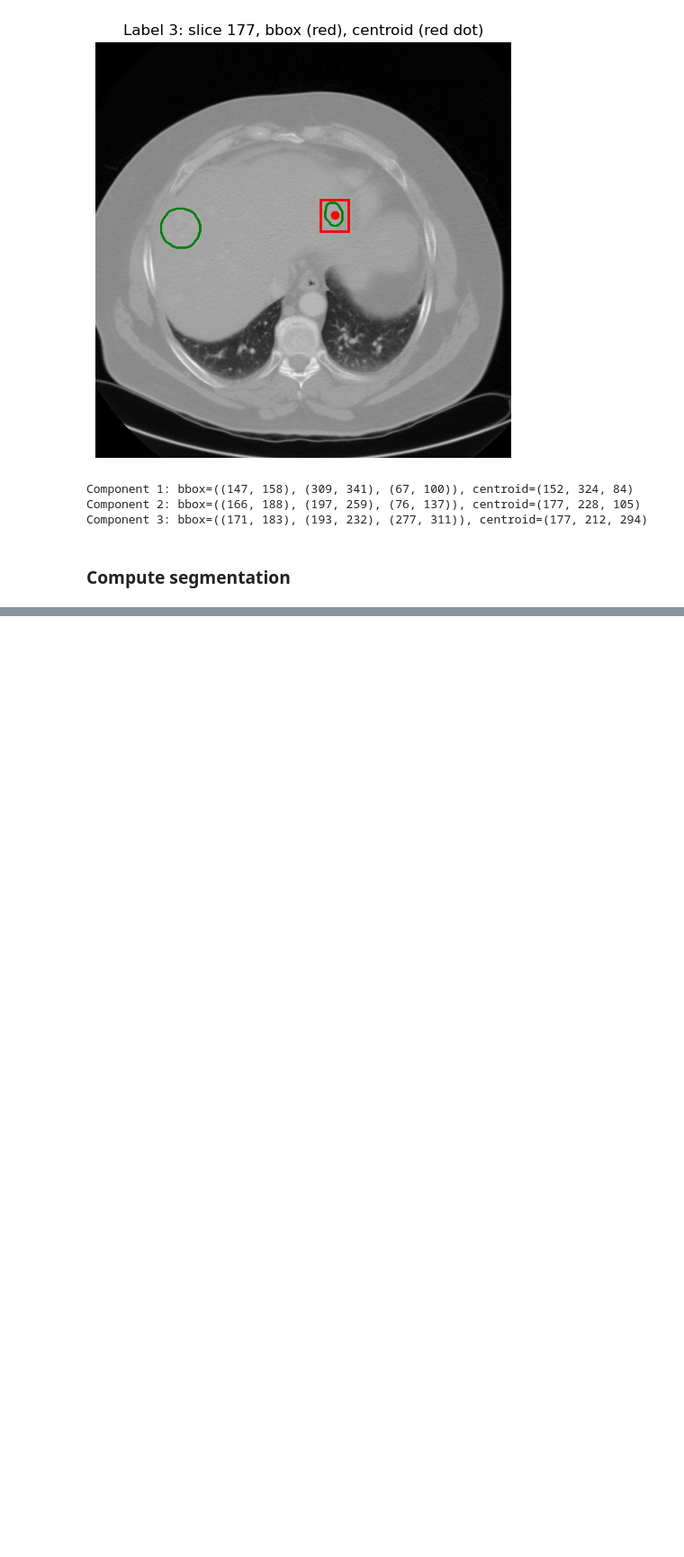
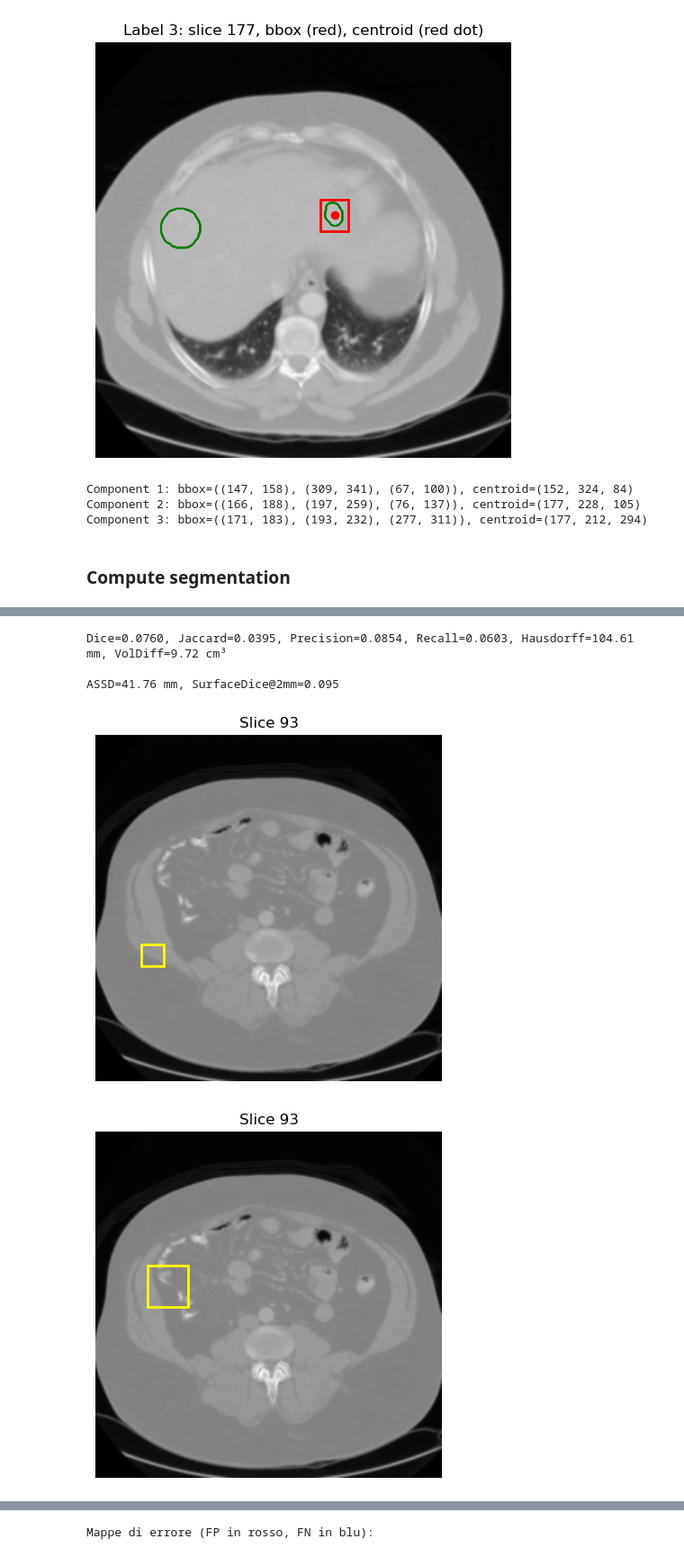
Before and after one commit to gcriscione/MIP, a Jupyter notebook: Project2/notebook.ipynb, the cells around one changed output, grey strips where cells are left out. Shown at 90% size. Drawn from its saved outputs; the diff is of its cells as text; code cells hidden in the pictures; blank space fills up the shorter version.

```diff
--- a/Project2/notebook.ipynb
+++ b/Project2/notebook.ipynb
@@ -10,6 +10,7 @@
 # %%
 import os
 import numpy as np
+import cc3d
 import SimpleITK as sitk
 import matplotlib.pyplot as plt
 from typing import List, Dict, Tuple
@@ -18,6 +19,8 @@ import matplotlib.patches as patches
 from skimage.measure import label as sk_label, regionprops
 from scipy.ndimage import binary_fill_holes, binary_opening, binary_closing, label as cc_label
 from scipy.spatial.distance import directed_hausdorff
+from skimage.filters import threshold_otsu
+from scipy.ndimage import generate_binary_structure
 
 @dataclass
 class Config:
@@ -28,8 +31,9 @@ class Config:
     intensity_upper: int = 150
     roi_margin: int = 5
     min_voxels: int = 500
+    threshold_margin: int = 20 # margine da applicare attorno a Otsu
     # thresholds adaptive or fixed
-    use_adaptive_threshold: bool = False
+    use_adaptive_threshold: bool = True
     debug: bool = True  # print intermediate debug info
 # %% [markdown]
 ### Funzioni di I/O DICOM
@@ -66,7 +70,7 @@ def load_segmentation(dcm_path: str, ref_img: sitk.Image):
 # %% [markdown]
 ### Compute bounding box and centroid
 # %%
-def compute_all_rois(mask: np.ndarray, margin: int) -> List[Dict[str, Tuple]]:
+def compute_all_rois(mask: np.ndarray, margin: int, ref_vol) -> List[Dict[str, Tuple]]:
     """
     Identify all connected components in the mask and for each:
       - compute its 3D bounding-box (inclusive) with optional margin
@@ -116,7 +120,7 @@ def compute_all_rois(mask: np.ndarray, margin: int) -> List[Dict[str, Tuple]]:
 
         # visualize on the centroid slice
         fig, ax = plt.subplots(1, 1, figsize=(6, 6))
-        ax.imshow(ref_vol[cz], cmap='gray')  # assumes ref_vol in scope
+        ax.imshow(ref_vol[cz], cmap='gray')
         ax.contour(mask[cz], colors='g', linewidths=1)
         rect = patches.Rectangle((x0, y0), x1 - x0, y1 - y0,
                                  linewidth=2, edgecolor='r', facecolor='none')
@@ -306,14 +365,23 @@ def overlay_errors(ct, gt, auto, z):
 ### Load
 # %%
 cfg = Config()
+
+# 1) Caricamento e conversione CT
 ref_ct, ref_vol = load_ct_volume(os.path.join(cfg.dicom_base, cfg.patient_ref))
+
+# 2) Denoising 3D prima di qualsiasi segmento
+ref_ct = sitk.DiscreteGaussian(ref_ct, variance=1.0)
+ref_vol = sitk.GetArrayFromImage(ref_ct)
+
+# 3) Carica la maschera di riferimento sul CT filtrato
+#    in modo che sia allineata con il volume denoised
 seg_img, ref_mask = load_segmentation(os.path.join(cfg.dicom_base, cfg.seg_filename), ref_ct)
 # %% [output]
 [IO-CT] 10_AP_Ax2.50mm → shape=(207, 512, 512), spacing=(0.78125, 0.78125, 2.5)
 # %% [markdown]
 ### ROI and centroid
 # %%
-rois = compute_all_rois(ref_mask, margin=5)
+rois = compute_all_rois(ref_mask, cfg.roi_margin, ref_vol)
 for entry in rois:
     print(f"Component {entry['label']}: bbox={entry['bbox']}, centroid={entry['centroid']}")
 # %% [output]
@@ -385,28 +477,48 @@ for entry in rois:
 # %%
 # --- Estrai auto_mask dai results ---
-auto_mask = results[0]['final_mask']
+auto_union = np.zeros_like(ref_mask, dtype=np.uint8)
+for res in results:
+    auto_union |= res['final_mask']
+auto_mask = auto_union
 
 # --- Calcolo metriche su ref_vol/ref_mask ---
 spacing = ref_ct.GetSpacing()
 d   = EvalMetrics.dice     (ref_mask, auto_mask)
 j   = EvalMetrics.jaccard  (ref_mask, auto_mask)
 p   = EvalMetrics.precision(ref_mask, auto_mask)
 r   = EvalMetrics.recall   (ref_mask, auto_mask)
 hd  = EvalMetrics.hausdorff(ref_mask, auto_mask, spacing)
 vd  = EvalMetrics.vol_diff (ref_mask, auto_mask, spacing)
+assd_val = EvalMetrics.assd(ref_mask, auto_mask, spacing)
+surf_dice = EvalMetrics.surface_dice(ref_mask, auto_mask, spacing, tol_mm=2.0)
+
 
 print(f"Dice={d:.4f}, Jaccard={j:.4f}, Precision={p:.4f}, Recall={r:.4f}, Hausdorff={hd:.2f} mm, VolDiff={vd:.2f} cm³\n")
+print(f"ASSD={assd_val:.2f} mm, SurfaceDice@2mm={surf_dice:.3f}")
 
 # --- Overlay CT + GT + Auto sul ref_vol ---
 mid = ref_vol.shape[0] // 2
 for dz in [-10, 0, 10]:
     z = mid + dz
     if 0 <= z < ref_vol.shape[0]:
-        overlay_slice(ref_vol, ref_mask, auto_mask, z)
+        for res in results:
+            overlay_slice(
+                ref_vol,                # ct
+                ref_mask,               # ground truth
+                auto_mask,              # predetta
+                z,                      # indice di slice
+                res['roi']              # il bbox di quella componente
+            )
 
 # --- Mappe di errore (FP/FN) sul ref_vol ---
 print("\nMappe di errore (FP in rosso, FN in blu):")
 for dz in [-10, 0, 10]:
     z = mid + dz
     if 0 <= z < ref_vol.shape[0]:
         overlay_errors(ref_vol, ref_mask, auto_mask, z)
+# %% [output]
+Dice=0.0760, Jaccard=0.0395, Precision=0.0854, Recall=0.0603, Hausdorff=104.61 mm, VolDiff=9.72 cm³
+
+ASSD=41.76 mm, SurfaceDice@2mm=0.095
+[figure, added]
+[figure, added]
@@ -412,0 +532 @@ for dz in [-10, 0, 10]:
+Mappe di errore (FP in rosso, FN in blu):
```
Also changed, not shown: parts of 5 cells of this notebook.
